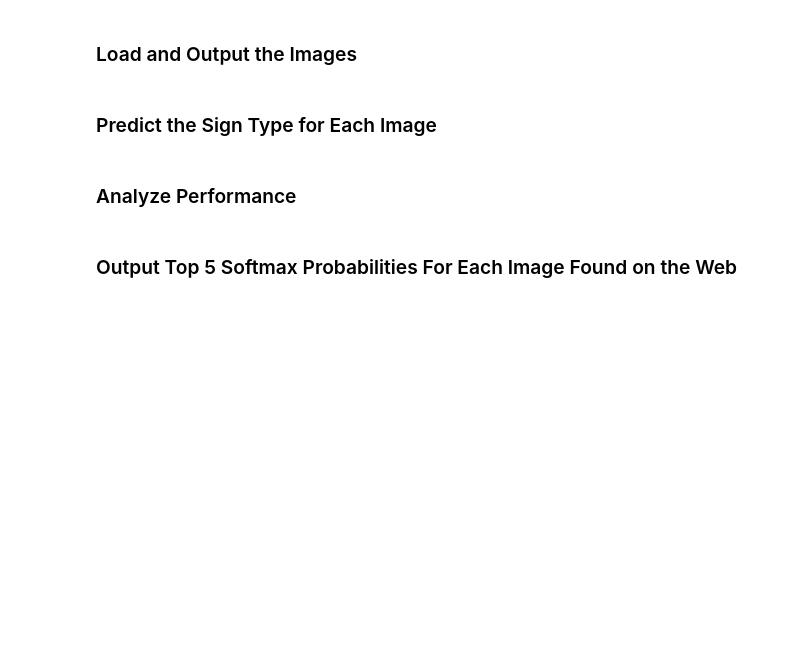
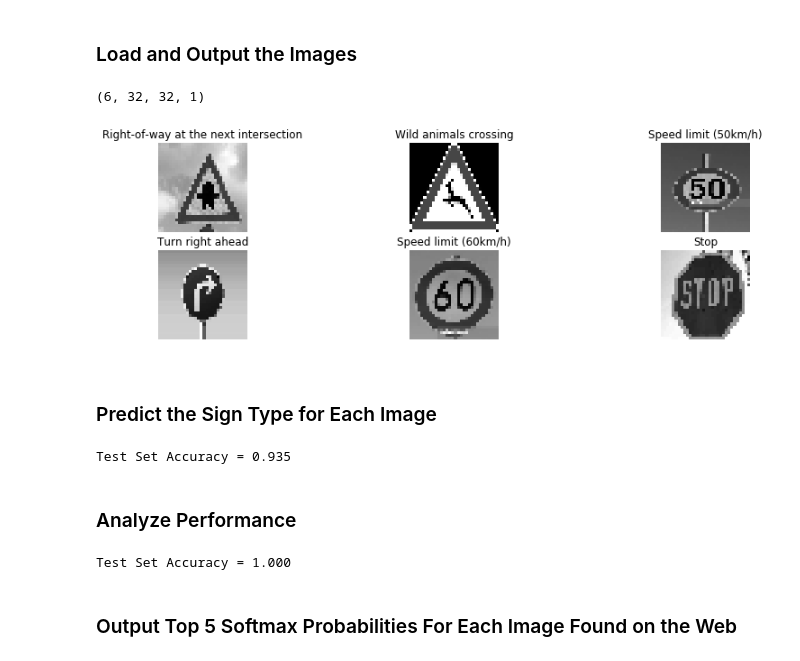
Before and after one commit to Aral-Sarrafi/Traffic_Sign_Classification_CNN, a Jupyter notebook: Traffic_Sign_Classifier.ipynb, the cells around one changed output. Cells and saved outputs as stored; diff of their text form; code cells hidden in the pictures; blank space fills up the shorter version.

```diff
--- a/Traffic_Sign_Classifier.ipynb
+++ b/Traffic_Sign_Classifier.ipynb
@@ -702,5 +714,53 @@ You may find `signnames.csv` useful as it contains mappings from the class id (i
+# %%
+### Load the images and plot them here.
+### Feel free to use as many code cells as needed.
+import os
+
+# Pre Processing is applied on the downloaded images
+files = os.listdir('German Traffic Signs/')
+my_labels = [11, 31, 2, 33, 3, 14]
+fig, axs = plt.subplots(2,3,figsize = (15,4))
+fig.subplots_adjust(hspace = 0.2, wspace = 0.001)
+axs = axs.ravel()
+
+Normalized_images=np.zeros((6,32,32,1))
+print(Normalized_images.shape)
+counter = 0
+for file in files:
+
+    image = cv2.imread('German Traffic Signs/'+ file)
+    image = np.sum(image/3, axis =2)
+    image = cv2.resize(image,(32,32))
+    image = (image -128.0)/128.0
+
+
+
+    label = my_labels[counter]
+
+    axs[counter].axis('off')
+    axs[counter].imshow(image,cmap = 'gray')
+    axs[counter].set_title(sign_name[label])
+
+    image = np.expand_dims(image, axis= 2)
+    Normalized_images[counter] = image
+
+
+    counter+=1
+fig.savefig('Figures/normalized_web_images.jpg', bbox_inches = 'tight')
+# %% [output]
+(6, 32, 32, 1)
+[figure, added]
 # %% [markdown]
 ### Predict the Sign Type for Each Image
+# %%
+# Evaluate the test set
+with tf.Session() as sess:
+    sess.run(tf.global_variables_initializer())
+    saver.restore(sess,save_file)
+    my_accuracy = evaluate(NX_test, y_test)
+    print("Test Set Accuracy = {:.3f}".format(my_accuracy))
+# %% [output]
+Test Set Accuracy = 0.935
 # %%
 ### Run the predictions here and use the model to output the prediction for each image.
 ### Make sure to pre-process the images with the same pre-processing pipeline used earlier.
@@ -710,6 +770,15 @@ You may find `signnames.csv` useful as it contains mappings from the class id (i
 # %%
 ### Calculate the accuracy for these 5 new images.
 ### For example, if the model predicted 1 out of 5 signs correctly, it's 20% accurate on these new images.
+
+
+with tf.Session() as sess:
+    sess.run(tf.global_variables_initializer())
+    saver.restore(sess, save_file)
+    my_accuracy = evaluate(Normalized_images, my_labels)
+    print("Test Set Accuracy = {:.3f}".format(my_accuracy))
+# %% [output]
+Test Set Accuracy = 1.000
 # %% [markdown]
 ### Output Top 5 Softmax Probabilities For Each Image Found on the Web
 # %% [markdown]
```
Also changed, not shown: parts of 16 cells of this notebook, 27 other files.
